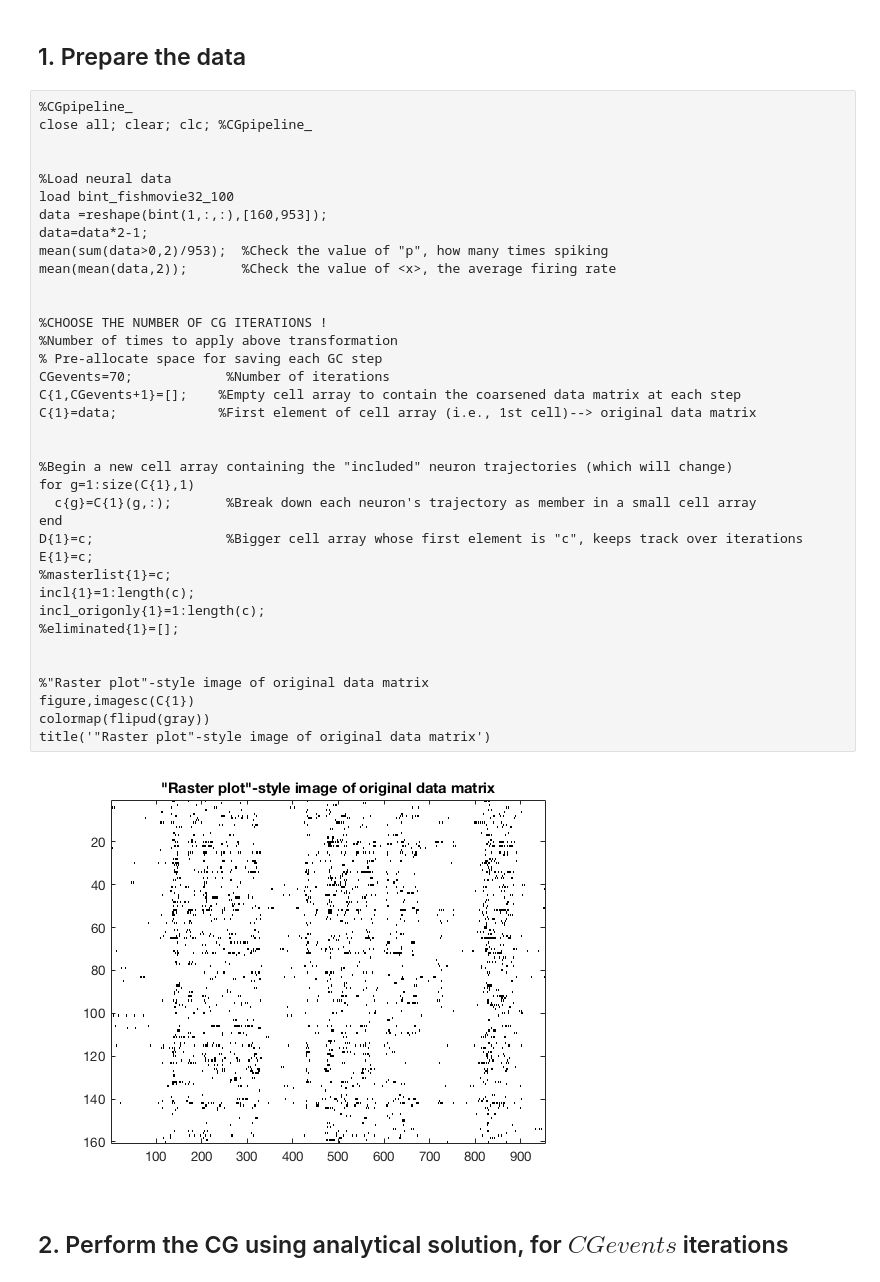
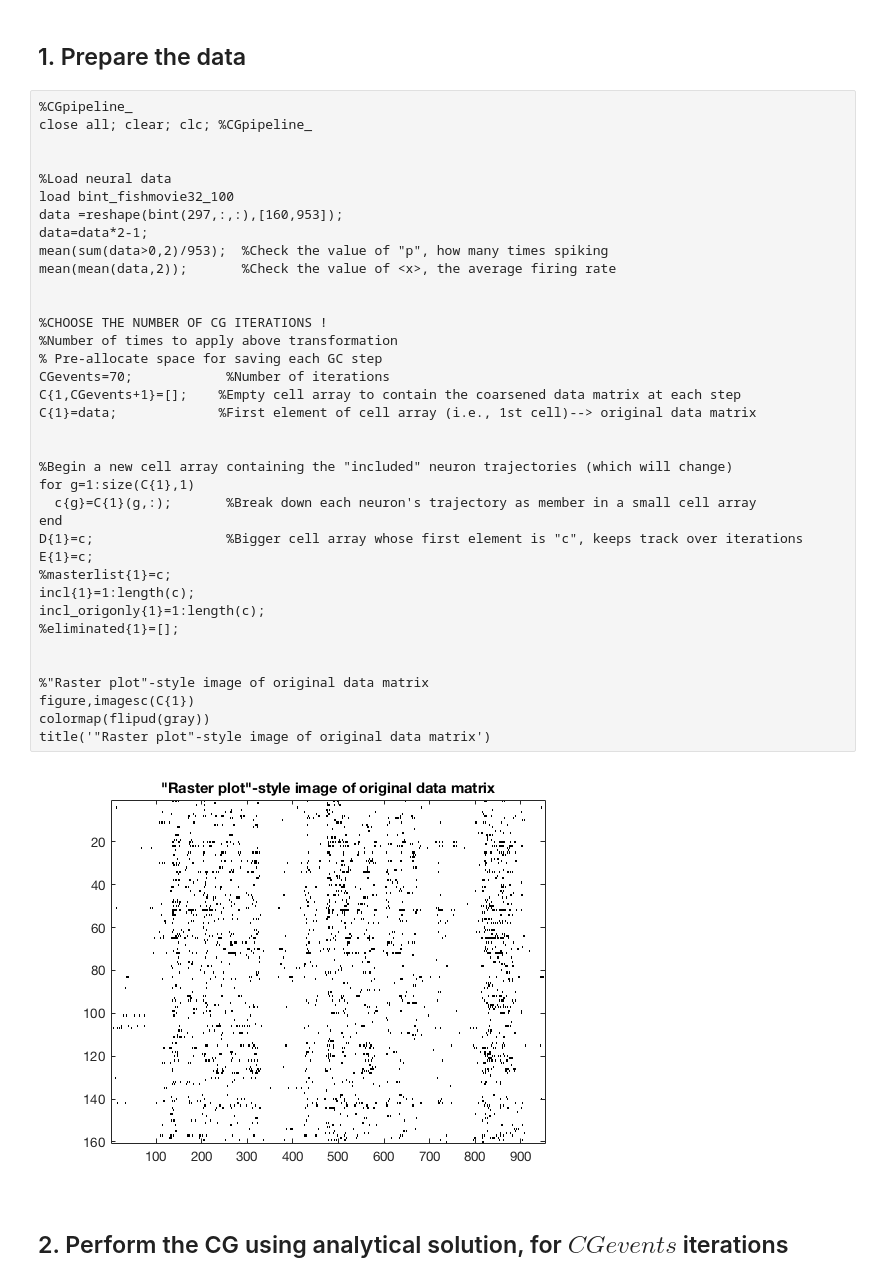
Before and after one commit to jlnatal/CGProj, a Jupyter notebook: CGpipeline_Progress_Apr12.ipynb, the cells around one changed output. Saved outputs shown, nothing was run; the diff lists cells and outputs as text.

```diff
--- a/CGpipeline_Progress_Apr12.ipynb
+++ b/CGpipeline_Progress_Apr12.ipynb
@@ -84,38 +84,38 @@ close all; clear; clc; %CGpipeline_
 
 %Load neural data
 load bint_fishmovie32_100
-data =reshape(bint(1,:,:),[160,953]);
+data =reshape(bint(297,:,:),[160,953]);
 data=data*2-1;
 mean(sum(data>0,2)/953);  %Check the value of "p", how many times spiking
 mean(mean(data,2));       %Check the value of <x>, the average firing rate
 
 
 %CHOOSE THE NUMBER OF CG ITERATIONS !
 %Number of times to apply above transformation
 % Pre-allocate space for saving each GC step
 CGevents=70;            %Number of iterations
 C{1,CGevents+1}=[];    %Empty cell array to contain the coarsened data matrix at each step
 C{1}=data;             %First element of cell array (i.e., 1st cell)--> original data matrix
 
 
 %Begin a new cell array containing the "included" neuron trajectories (which will change)
 for g=1:size(C{1},1)
   c{g}=C{1}(g,:);       %Break down each neuron's trajectory as member in a small cell array
 end
 D{1}=c;                 %Bigger cell array whose first element is "c", keeps track over iterations
 E{1}=c;
 %masterlist{1}=c;
 incl{1}=1:length(c);
 incl_origonly{1}=1:length(c);
 %eliminated{1}=[];
 
 
 %"Raster plot"-style image of original data matrix
 figure,imagesc(C{1})
 colormap(flipud(gray))
 title('"Raster plot"-style image of original data matrix')
 # %% [output]
-[figure, old version]
+[figure, new version]
 # %% [markdown]
 ## 2. Perform the CG using analytical solution, for $CGevents$ iterations
 # %%
```
Also changed, not shown: parts of 12 cells of this notebook.
